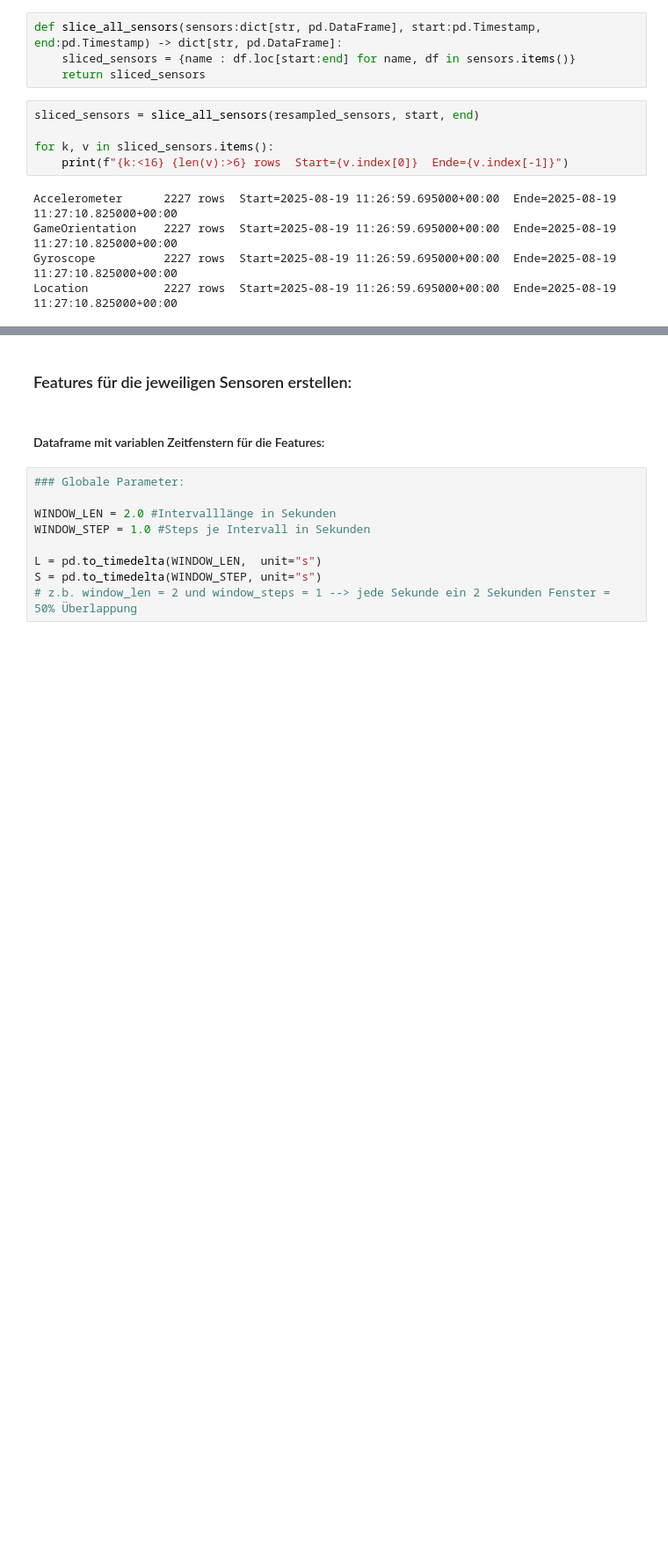
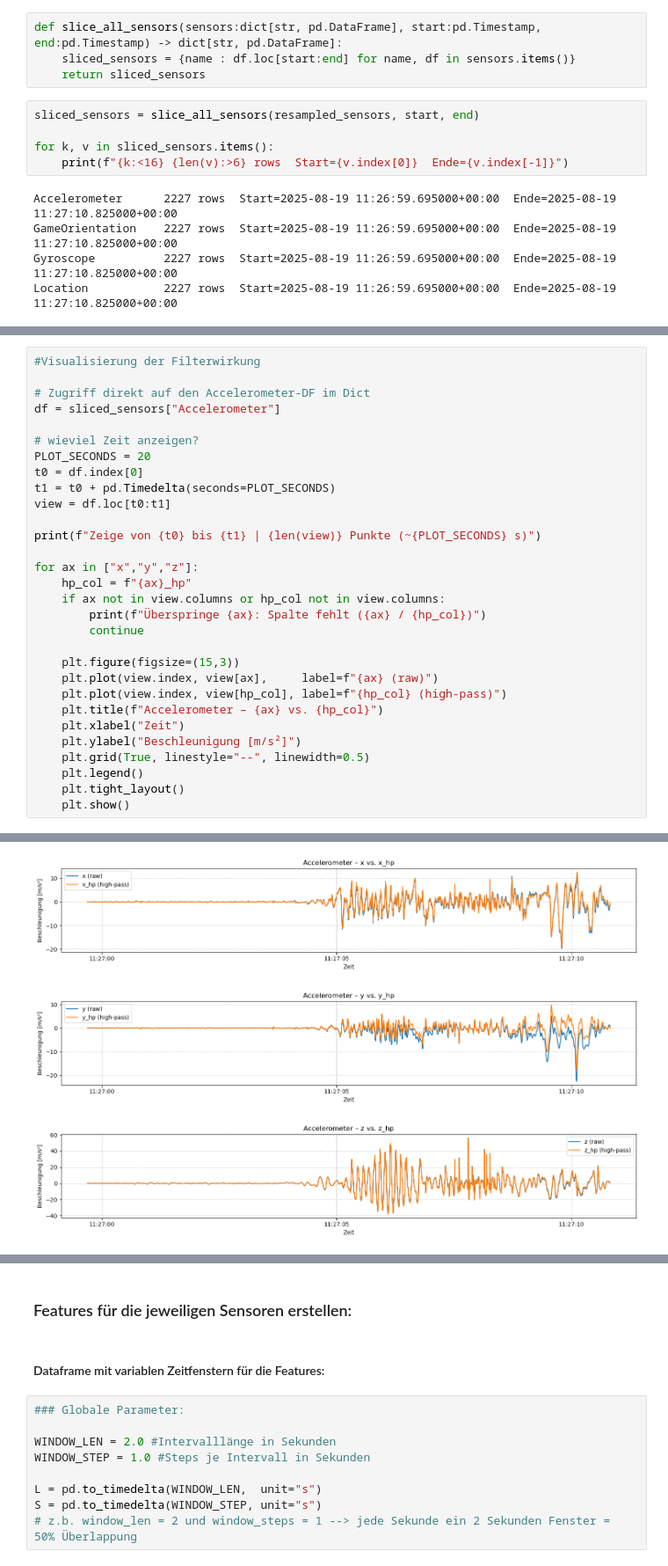
Before and after one commit to g0ld3ner/Untergrundklassifizierung, a Jupyter notebook: TEST_json_einlesen.ipynb, the cells around one changed output, grey strips where cells are left out. Shown at 88% size. Drawn from its saved outputs; the diff is of its cells as text; blank space fills up the shorter version.

```diff
--- a/TEST_json_einlesen.ipynb
+++ b/TEST_json_einlesen.ipynb
@@ -470,0 +534,31 @@ Location           2227 rows  Start=2025-08-19 11:26:59.695000+00:00  Ende=2025-
+# %%
+#Visualisierung der Filterwirkung
+
+# Zugriff direkt auf den Accelerometer-DF im Dict
+df = sliced_sensors["Accelerometer"]
+
+# wieviel Zeit anzeigen?
+PLOT_SECONDS = 20
+t0 = df.index[0]
+t1 = t0 + pd.Timedelta(seconds=PLOT_SECONDS)
+view = df.loc[t0:t1]
+
+print(f"Zeige von {t0} bis {t1} | {len(view)} Punkte (~{PLOT_SECONDS} s)")
+
+for ax in ["x","y","z"]:
+    hp_col = f"{ax}_hp"
+    if ax not in view.columns or hp_col not in view.columns:
+        print(f"Überspringe {ax}: Spalte fehlt ({ax} / {hp_col})")
+        continue
+
+    plt.figure(figsize=(15,3))
+    plt.plot(view.index, view[ax],     label=f"{ax} (raw)")
+    plt.plot(view.index, view[hp_col], label=f"{hp_col} (high-pass)")
+    plt.title(f"Accelerometer – {ax} vs. {hp_col}")
+    plt.xlabel("Zeit")
+    plt.ylabel("Beschleunigung [m/s²]")
+    plt.grid(True, linestyle="--", linewidth=0.5)
+    plt.legend()
+    plt.tight_layout()
+    plt.show()
+# %% [output]
@@ -470,0 +566,3 @@ Location           2227 rows  Start=2025-08-19 11:26:59.695000+00:00  Ende=2025-
+[figure, added]
+[figure, added]
+[figure, added]
```
Also changed, not shown: parts of 18 cells of this notebook, 21 other files.
